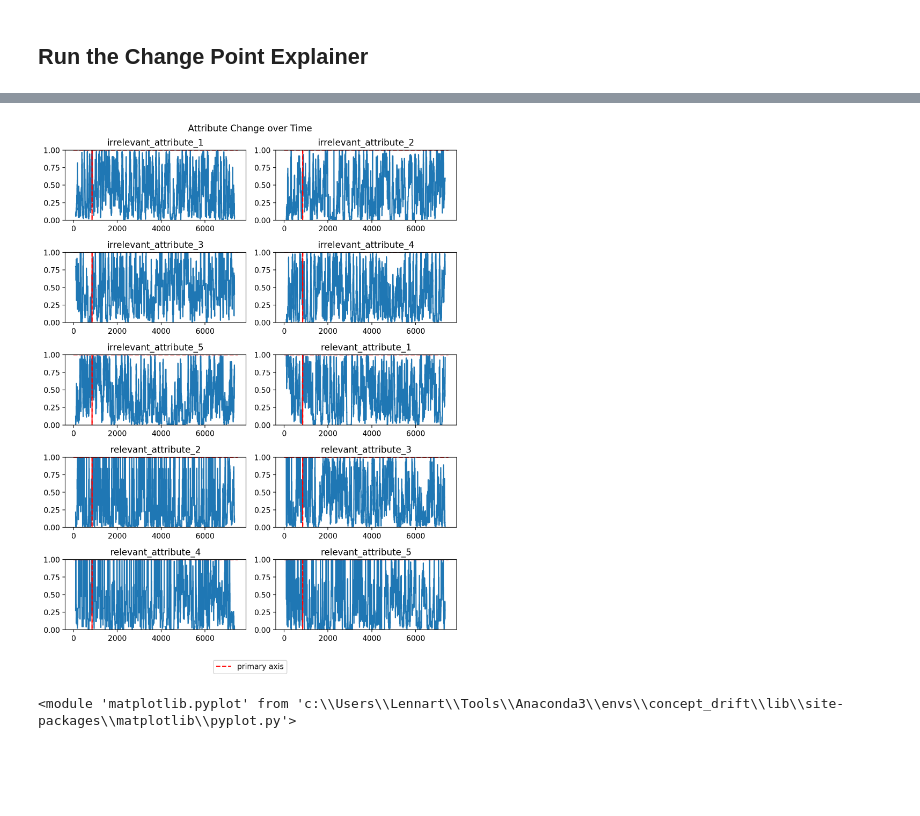
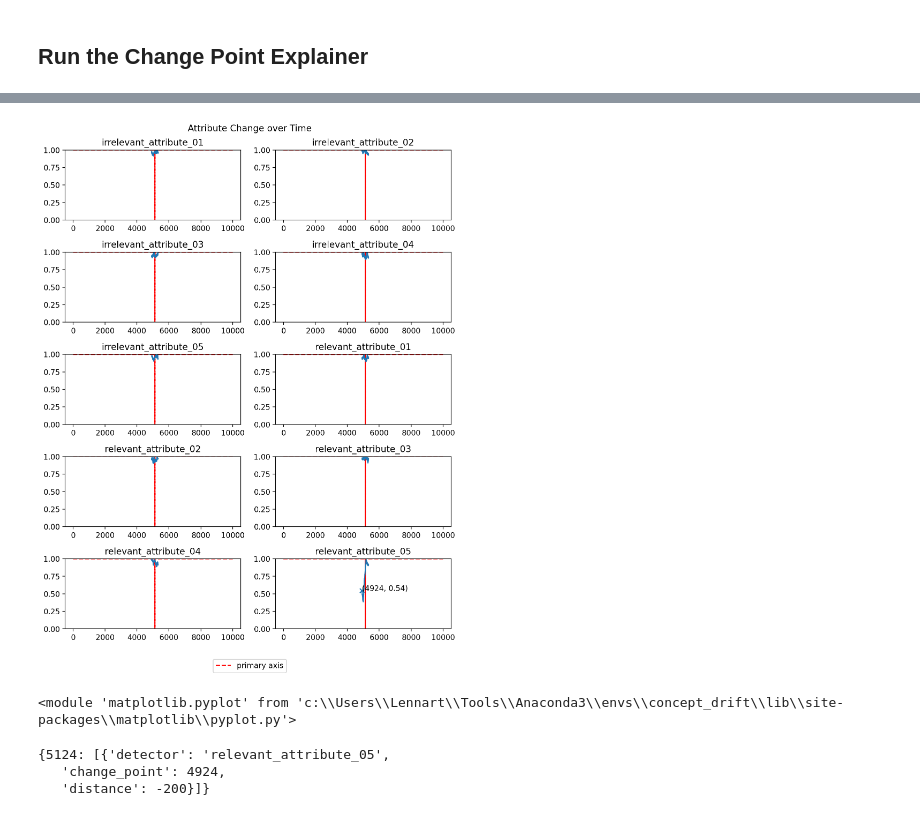
Before and after one commit to lennartebert/explaining_concept_drift, a Jupyter notebook: 30_primary and secondary detection_one_dataset.ipynb, the cells around one changed output, grey strips where cells are left out. Drawn from its saved outputs; the diff is of its cells as text; code cells hidden in the pictures; blank space fills up the shorter version.

Commit message:
fixed drift detection for one dataset

```diff
--- a/30_primary and secondary detection_one_dataset.ipynb
+++ b/30_primary and secondary detection_one_dataset.ipynb
@@ -23,10 +23,9 @@ from processdrift.framework import windowing
 ### Data settings and event log loading
 # %%
 # data settings
-data_file_path = 'data\\synthetic\\attribute_drift_simple\\simple_1a869207-4579-420b-bd9c-8c8e2fc049a2.xes'
+data_file_path = 'data/synthetic/attribute_drift/simple/10000/cb10k_23d1efca-ddf5-44d0-8cfc-edcc6cadd633.xes'
 
 # load event log
-data_info = helper.get_data_information(data_file_path)
 event_log = xes_importer.apply(data_file_path)
 # %% [markdown]
 ### Configure Primary Drift Detector
@@ -34,9 +33,9 @@ event_log = xes_importer.apply(data_file_path)
 # alternative 1: ProDrift Drift detector
 primary_process_drift_detector = drift_detection.DriftDetectorProDrift(path_to_prodrift='ProDrift2.5/ProDrift2.5.jar',
                                                                         drift_detection_mechanism='runs',
-                                                                        window_size=150,
+                                                                        window_size=200,
                                                                         window_mode='adaptive',
-                                                                        detect_gradual_as_well='False')
+                                                                        detect_gradual_as_well=False)
 # %%
 # alternative 2: Configure custom drift detector
 # the user can select
@@ -58,7 +57,7 @@ primary_process_drift_detector = drift_detection.DriftDetectorProDrift(path_to_p
 
 The user can specify a list of secondary drift detectors.
 # %%
-secondary_window_generator = windowing.AdaptiveWindowGenerator(initial_window_size=100)
+secondary_window_generator = windowing.AdaptiveWindowGenerator(initial_window_size=200)
 secondary_population_comparer = pop_comparison.HellingerDistanceComparer()
 secondary_threshold = 0.6
 secondary_exclude_attributes = ['concept:name']
@@ -74,5 +73,5 @@ secondary_drift_detectors = drift_detection.get_all_attribute_drift_detectors(ev
 drift_explainer = drift_explanation.DriftExplainer(primary_process_drift_detector, secondary_drift_detectors)
 
 # get the change point explanations
-primary_and_secondary_change_series = drift_explainer.get_primary_and_secondary_change_series(event_log)
+primary_and_secondary_changes = drift_explainer.get_primary_and_secondary_changes(event_log, max_distance=200)
 # %% [output]
@@ -81,6 +80,6 @@ b'event_log.xes\r\nruns\r\nInitial window size = 150\r\nWindow type = ADWIN\r\n*
 # %%
 # plot the change point explanations
-drift_explanation.plot_primary_and_secondary_change_series(primary_and_secondary_change_series)
+drift_explanation.plot_primary_and_secondary_changes(primary_and_secondary_changes)
 # %% [output]
-[figure, old version]
+[figure, new version]
 <module 'matplotlib.pyplot' from 'c:\\Users\\Lennart\\Tools\\Anaconda3\\envs\\concept_drift\\lib\\site-packages\\matplotlib\\pyplot.py'>
@@ -88,0 +86,6 @@ drift_explanation.plot_primary_and_secondary_change_series(primary_and_secondary
+# %%
+drift_explanation.attribute_importance_per_primary_change_point(primary_and_secondary_changes, max_distance=200)
+# %% [output]
+{5124: [{'detector': 'relevant_attribute_05',
+   'change_point': 4924,
+   'distance': -200}]}
```
Also changed, not shown: parts of 2 cells of this notebook, 2 other files.
